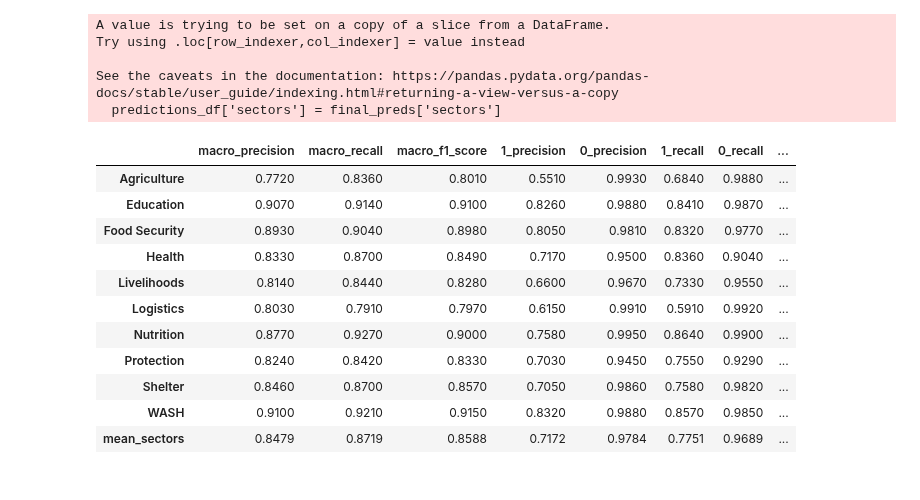
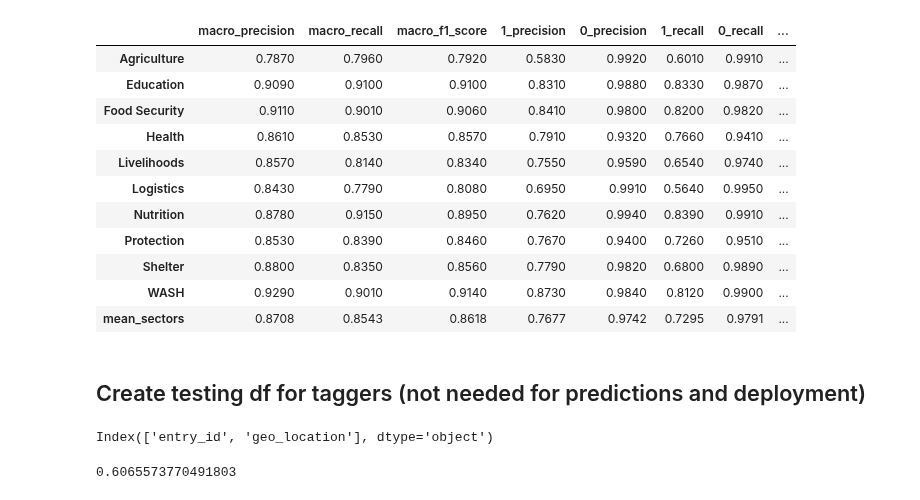
Before and after one commit to the-deep/deep-experiments, a Jupyter notebook: notebooks/models/selim/test_predictions/get_results.ipynb, the cells around one changed output. Saved outputs shown, nothing was run; the diff lists cells and outputs as text; code cells hidden in the pictures.

Commit message:
noto to get models results

```diff
--- a/notebooks/models/selim/test_predictions/get_results.ipynb
+++ b/notebooks/models/selim/test_predictions/get_results.ipynb
@@ -20,11 +25,6 @@ all_cols = [
     'sectors',
     'pillars_1d',
     'pillars_2d',
-    'subpillars_2d_part1',
-   'subpillars_2d_part2',
-   'subpillars_1d_part1',
-   'subpillars_1d_part2',
-   'subpillars_1d_part3',
     'gender',
     'age',
     'specific_needs_groups',
@@ -69,6 +148,26 @@ final_preds = get_predictions(
+# %%
+pickle_file = open("logged_values_all_models.pickle", "rb") ##NAME OF PICKLE FILE
+doc = pickle.load(pickle_file)
+
+n_preds = len(doc['preds']['subpillars'])
+
+subpillars_2d_tags = list(set(flatten(test_df.subpillars_2d)))
+subpillars_1d_tags = list(set(flatten(test_df.subpillars_1d)))
+
+final_preds = get_predictions_all(
+    doc['preds'],
+    ['sectors', 'subpillars_2d', 'subpillars_1d', 'gender_kw_pred', 'age_kw_pred', 'severity'],
+    pillars_2d=pillars_2d_tags,
+    pillars_1d=pillars_1d_tags,
+    nb_entries=n_preds,
+    ratio_nb=1)
 # %%
-predictions_df = test_df[['excerpt']]
+predictions_df = test_df[[
+    'excerpt', 'entry_id', 'lang', 'analysis_framework_id'
+]]
 predictions_df['sectors'] = final_preds['sectors']
 predictions_df['subpillars_2d'] = final_preds['subpillars_2d']
 predictions_df['subpillars_1d'] = final_preds['subpillars_1d']
-predictions_df.to_csv('predictions_model_prim_tags_v1.csv', index=None)
+predictions_df['gender'] = final_preds['gender_kw_pred']
+predictions_df['age'] = final_preds['age_kw_pred']
+predictions_df['severity'] = final_preds['severity']
@@ -91,20 +188,17 @@ See the caveats in the documentation: https://pandas.pydata.org/pandas-docs/stab
 # %%
-cols = trained_columns
+cols = ['sectors', 'subpillars_2d', 'subpillars_1d']
 raw_results = {}
 tot_wrong_ids = {}
 for col in cols:
     if col=='sectors':
-        predictions_df = test_df[['excerpt']]
-        predictions_df['sectors'] = final_preds['sectors']
         ids_not_cross = test_df.sectors.apply(lambda x: 'Cross' not in x)
         gt_sectors = test_df[ids_not_cross].sectors.tolist()
         preds_sectors = predictions_df[ids_not_cross].sectors.tolist()
         preds = compare_preds(gt_sectors, preds_sectors)
-        results_col = preds['scores']
     else:
         preds = compare_preds(test_df[col].values, final_preds[col])
-        results_col = preds['scores']
 
+    results_col = preds['scores']
     raw_results[col] = results_col
 
 df_results_raw = pd.DataFrame.from_dict(raw_results, orient='columns')
@@ -175,33 +266,27 @@ results_subpillars_1d
 # %%
-predictions_df = test_df[['entry_id']]
-predictions_df['sectors'] = final_preds['sectors']
-
 ids_not_cross = test_df.sectors.apply(lambda x: 'Cross' not in x)
 gt_sectors = test_df[ids_not_cross].sectors.tolist()
 preds_sectors = predictions_df[ids_not_cross].sectors.tolist()
 #results_col = compare_preds(gt_sectors, preds_sectors)
 
 assess_performance (
     preds_sectors,
     gt_sectors,
     sorted(list(set(flatten(gt_sectors)))),
     'sectors'
     )
 # %% [output]
-A value is trying to be set on a copy of a slice from a DataFrame.
-Try using .loc[row_indexer,col_indexer] = value instead
-
-See the caveats in the documentation: https://pandas.pydata.org/pandas-docs/stable/user_guide/indexing.html#returning-a-view-versus-a-copy
-  predictions_df['sectors'] = final_preds['sectors']
 |  | macro_precision | macro_recall | macro_f1_score | 1_precision | 0_precision | 1_recall | 0_recall | ... |
-| Agriculture | 0.7720 | 0.8360 | 0.8010 | 0.5510 | 0.9930 | 0.6840 | 0.9880 | ... |
-| Education | 0.9070 | 0.9140 | 0.9100 | 0.8260 | 0.9880 | 0.8410 | 0.9870 | ... |
-| Food Security | 0.8930 | 0.9040 | 0.8980 | 0.8050 | 0.9810 | 0.8320 | 0.9770 | ... |
-| Health | 0.8330 | 0.8700 | 0.8490 | 0.7170 | 0.9500 | 0.8360 | 0.9040 | ... |
-| Livelihoods | 0.8140 | 0.8440 | 0.8280 | 0.6600 | 0.9670 | 0.7330 | 0.9550 | ... |
-| Logistics | 0.8030 | 0.7910 | 0.7970 | 0.6150 | 0.9910 | 0.5910 | 0.9920 | ... |
-| Nutrition | 0.8770 | 0.9270 | 0.9000 | 0.7580 | 0.9950 | 0.8640 | 0.9900 | ... |
-| Protection | 0.8240 | 0.8420 | 0.8330 | 0.7030 | 0.9450 | 0.7550 | 0.9290 | ... |
-| Shelter | 0.8460 | 0.8700 | 0.8570 | 0.7050 | 0.9860 | 0.7580 | 0.9820 | ... |
-| WASH | 0.9100 | 0.9210 | 0.9150 | 0.8320 | 0.9880 | 0.8570 | 0.9850 | ... |
-| mean_sectors | 0.8479 | 0.8719 | 0.8588 | 0.7172 | 0.9784 | 0.7751 | 0.9689 | ... |
+| Agriculture | 0.7870 | 0.7960 | 0.7920 | 0.5830 | 0.9920 | 0.6010 | 0.9910 | ... |
+| Education | 0.9090 | 0.9100 | 0.9100 | 0.8310 | 0.9880 | 0.8330 | 0.9870 | ... |
+| Food Security | 0.9110 | 0.9010 | 0.9060 | 0.8410 | 0.9800 | 0.8200 | 0.9820 | ... |
+| Health | 0.8610 | 0.8530 | 0.8570 | 0.7910 | 0.9320 | 0.7660 | 0.9410 | ... |
+| Livelihoods | 0.8570 | 0.8140 | 0.8340 | 0.7550 | 0.9590 | 0.6540 | 0.9740 | ... |
+| Logistics | 0.8430 | 0.7790 | 0.8080 | 0.6950 | 0.9910 | 0.5640 | 0.9950 | ... |
+| Nutrition | 0.8780 | 0.9150 | 0.8950 | 0.7620 | 0.9940 | 0.8390 | 0.9910 | ... |
+| Protection | 0.8530 | 0.8390 | 0.8460 | 0.7670 | 0.9400 | 0.7260 | 0.9510 | ... |
+| Shelter | 0.8800 | 0.8350 | 0.8560 | 0.7790 | 0.9820 | 0.6800 | 0.9890 | ... |
+| WASH | 0.9290 | 0.9010 | 0.9140 | 0.8730 | 0.9840 | 0.8120 | 0.9900 | ... |
+| mean_sectors | 0.8708 | 0.8543 | 0.8618 | 0.7677 | 0.9742 | 0.7295 | 0.9791 | ... |
+# %% [markdown]
+## Create testing df for taggers (not needed for predictions and deployment)
@@ -207,0 +299,4 @@ See the caveats in the documentation: https://pandas.pydata.org/pandas-docs/stab
+# %%
+geo_df.columns
+# %% [output]
+Index(['entry_id', 'geo_location'], dtype='object')
@@ -207,0 +363,4 @@ See the caveats in the documentation: https://pandas.pydata.org/pandas-docs/stab
+# %%
+taggers_df.sectors.apply(lambda x: len(x)>0).sum() / taggers_df.shape[0]
+# %% [output]
+0.6065573770491803
```
Also changed, not shown: parts of 23 cells of this notebook.
